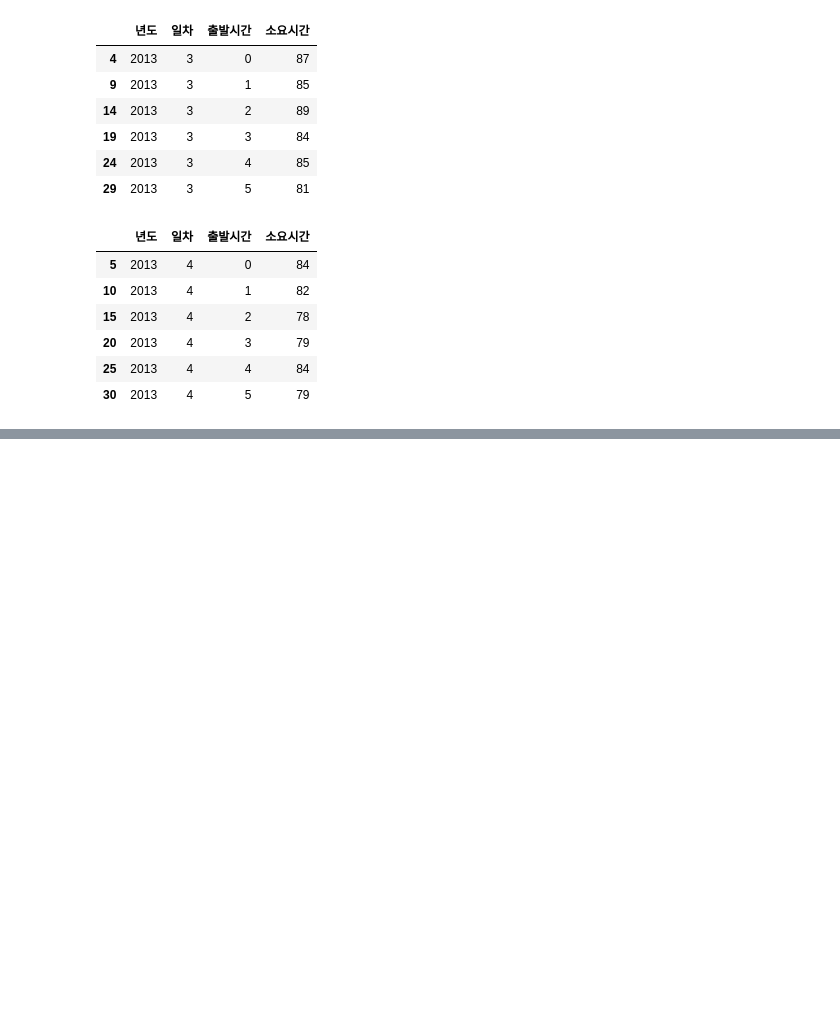
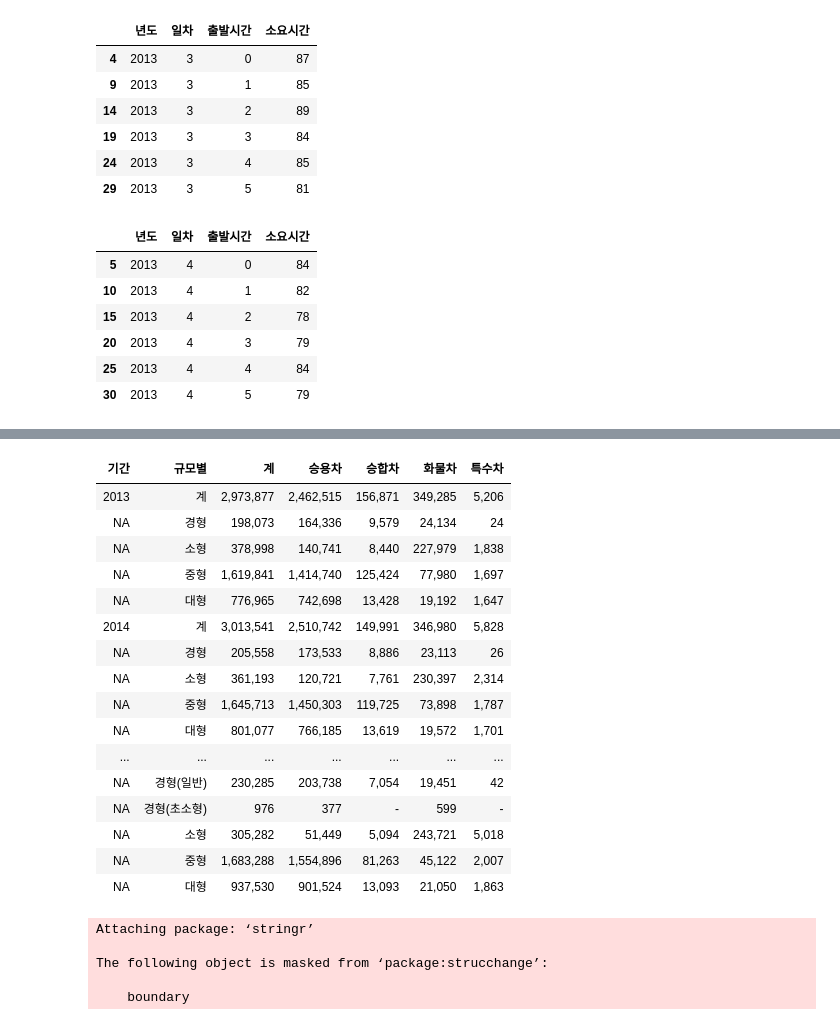
Before and after one commit to jjhwnn/R_Programming, a Jupyter notebook: R & Flutter Project 02.ipynb, the cells around one changed output, grey strips where cells are left out. Drawn from its saved outputs; the diff is of its cells as text; code cells hidden in the pictures; blank space fills up the shorter version.

```diff
--- a/R & Flutter Project 02.ipynb
+++ b/R & Flutter Project 02.ipynb
@@ -661,0 +586,33 @@ y <- data.test$소요시간
+# %%
+seoulCar <- read.csv("../Data_Project/서울자동차등록현황 - Sheet1 (2).csv")
+# %%
+seoulCar
+seoulCar2 <- seoulCar[c(1,6,11,16,21,26,31,37),-2]
+# %% [output]
+| 기간 | 규모별 | 계 | 승용차 | 승합차 | 화물차 | 특수차 |
+| 2013 | 계 | 2,973,877 | 2,462,515 | 156,871 | 349,285 | 5,206 |
+| NA | 경형 | 198,073 | 164,336 | 9,579 | 24,134 | 24 |
+| NA | 소형 | 378,998 | 140,741 | 8,440 | 227,979 | 1,838 |
+| NA | 중형 | 1,619,841 | 1,414,740 | 125,424 | 77,980 | 1,697 |
+| NA | 대형 | 776,965 | 742,698 | 13,428 | 19,192 | 1,647 |
+| 2014 | 계 | 3,013,541 | 2,510,742 | 149,991 | 346,980 | 5,828 |
+| NA | 경형 | 205,558 | 173,533 | 8,886 | 23,113 | 26 |
+| NA | 소형 | 361,193 | 120,721 | 7,761 | 230,397 | 2,314 |
+| NA | 중형 | 1,645,713 | 1,450,303 | 119,725 | 73,898 | 1,787 |
+| NA | 대형 | 801,077 | 766,185 | 13,619 | 19,572 | 1,701 |
+| ... | ... | ... | ... | ... | ... | ... |
+| NA | 경형(일반) | 230,285 | 203,738 | 7,054 | 19,451 | 42 |
+| NA | 경형(초소형) | 976 | 377 | - | 599 | - |
+| NA | 소형 | 305,282 | 51,449 | 5,094 | 243,721 | 5,018 |
+| NA | 중형 | 1,683,288 | 1,554,896 | 81,263 | 45,122 | 2,007 |
+| NA | 대형 | 937,530 | 901,524 | 13,093 | 21,050 | 1,863 |
+# %%
+library(stringr)
+
+seoulCar2 <- seoulCar2[,2:4]
+# %% [output]
+Attaching package: ‘stringr’
+
+The following object is masked from ‘package:strucchange’:
+
+    boundary
```
Also changed, not shown: parts of 68 cells of this notebook.
